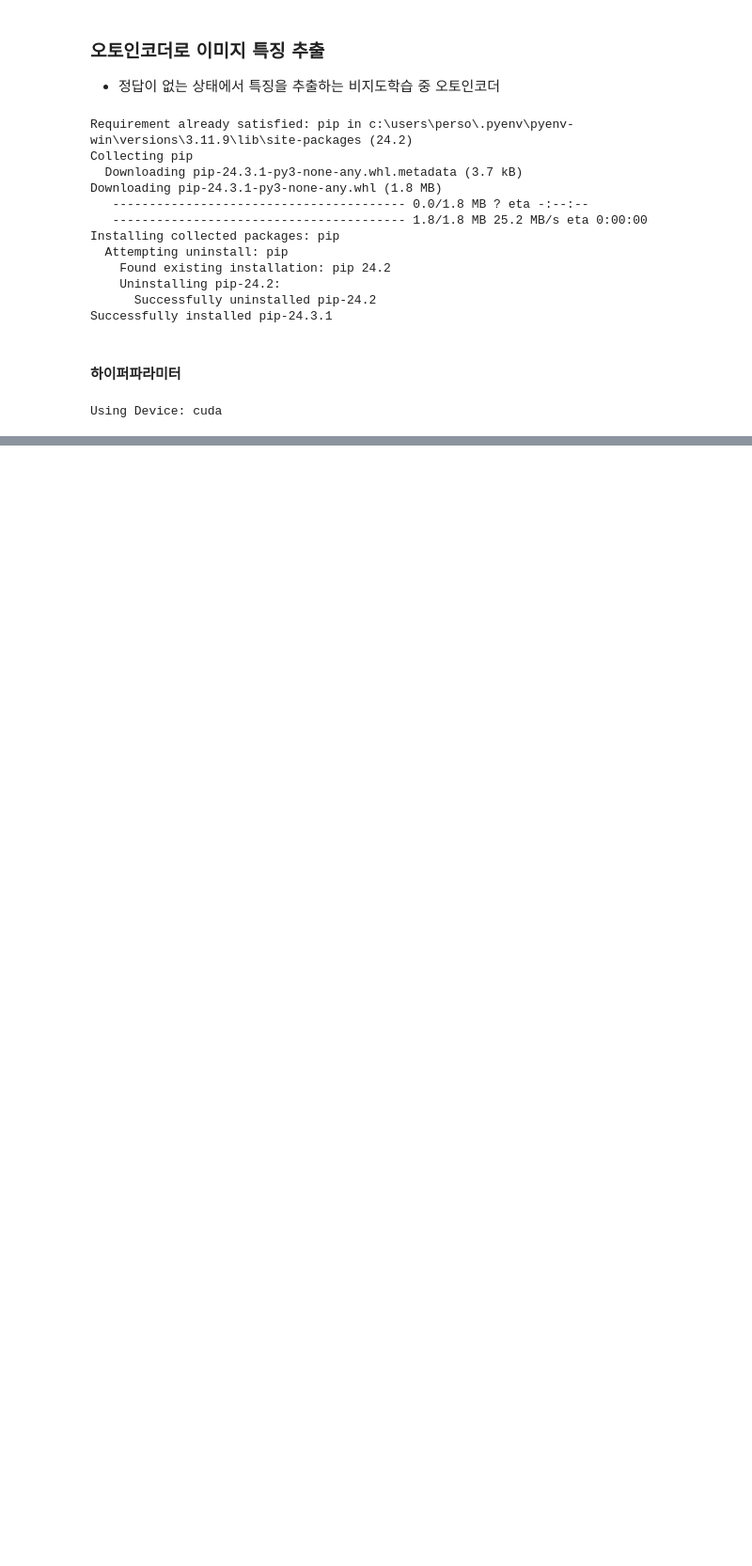
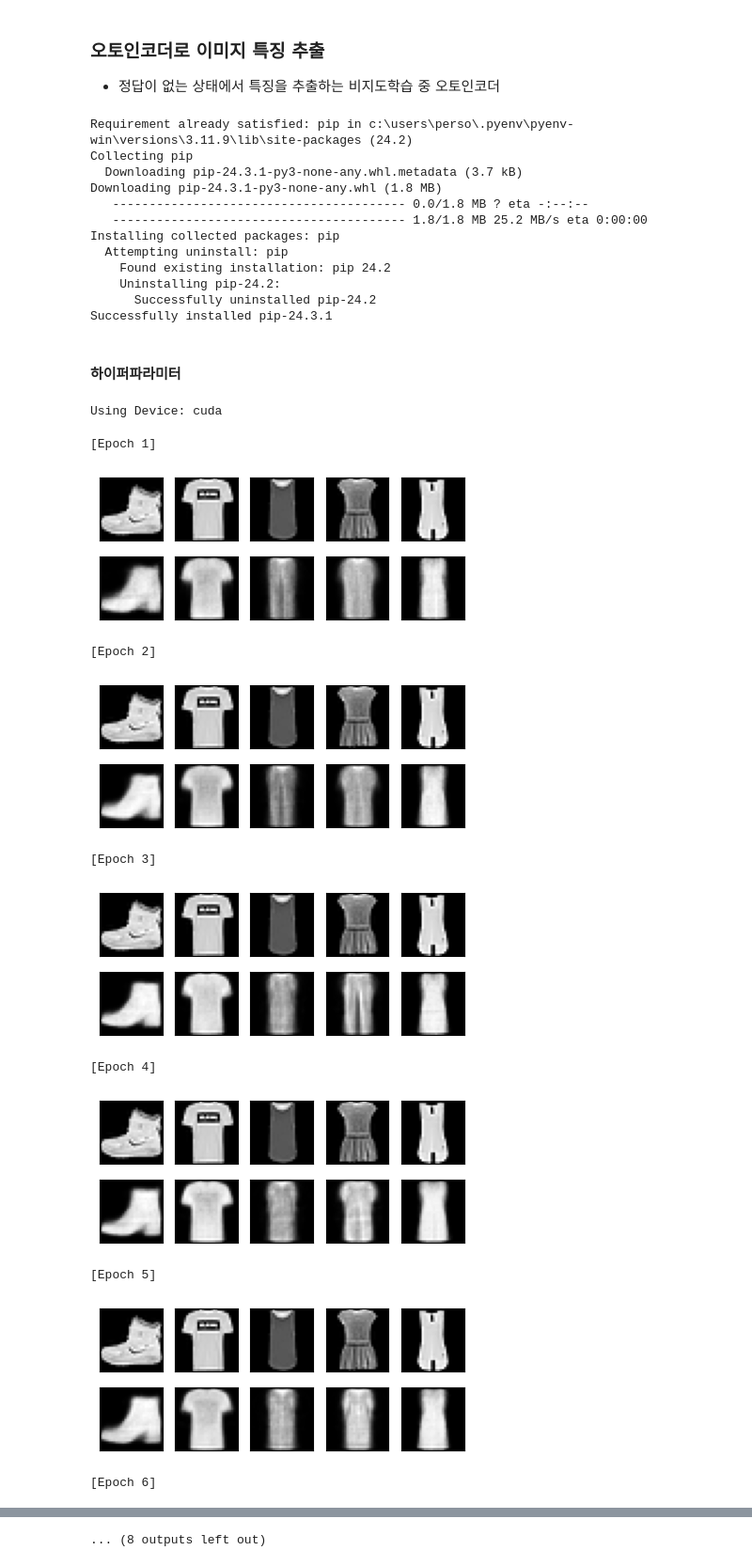
Before and after one commit to hugoMGSung/study-pytorch, a Jupyter notebook: 3min_pytorch/m3p005_AutoEncoder.ipynb, the cells around one changed output, grey strips where cells are left out. Shown at 94% size. Saved outputs shown, nothing was run; the diff lists cells and outputs as text; code cells hidden in the pictures; blank space fills up the shorter version.

```diff
--- a/3min_pytorch/m3p005_AutoEncoder.ipynb
+++ b/3min_pytorch/m3p005_AutoEncoder.ipynb
@@ -58,0 +88,55 @@ train_loader = torch.utils.data.DataLoader(
+# %%
+autoencoder = Autoencoder().to(DEVICE)
+optimizer = torch.optim.Adam(autoencoder.parameters(), lr=LEARNING_RATE)
+criterion = nn.MSELoss()
+# %%
+# 원본 이미지를 시각화 하기 (첫번째 열)
+view_data = trainset.data[:5].view(-1, 28*28)
+view_data = view_data.type(torch.FloatTensor)/255.
+# %%
+def train(autoencoder, train_loader):
+    autoencoder.train()
+    for step, (x, label) in enumerate(train_loader):
+        x = x.view(-1, 28*28).to(DEVICE)
+        y = x.view(-1, 28*28).to(DEVICE)
+        label = label.to(DEVICE)
+
+        encoded, decoded = autoencoder(x)
+
+        loss = criterion(decoded, y)
+        optimizer.zero_grad()
+        loss.backward()
+        optimizer.step()
+# %%
+for epoch in range(1, EPOCH+1):
+    train(autoencoder, train_loader)
+
+    # 디코더에서 나온 이미지를 시각화 하기 (두번째 열)
+    test_x = view_data.to(DEVICE)
+    _, decoded_data = autoencoder(test_x)
+
+    # 원본과 디코딩 결과 비교해보기
+    f, a = plt.subplots(2, 5, figsize=(5, 2))
+    print("[Epoch {}]".format(epoch))
+    for i in range(5):
+        img = np.reshape(view_data.data.numpy()[i],(28, 28))
+        a[0][i].imshow(img, cmap='gray')
+        a[0][i].set_xticks(()); a[0][i].set_yticks(())
+
+    for i in range(5):
+        img = np.reshape(decoded_data.to("cpu").data.numpy()[i], (28, 28))
+        a[1][i].imshow(img, cmap='gray')
+        a[1][i].set_xticks(()); a[1][i].set_yticks(())
+    plt.show()
+# %% [output]
+[Epoch 1]
+[figure, added]
+[Epoch 2]
+[figure, added]
+[Epoch 3]
+[figure, added]
+[Epoch 4]
+[figure, added]
+[Epoch 5]
+[figure, added]
+[Epoch 6]
@@ -58,0 +144 @@ train_loader = torch.utils.data.DataLoader(
+... (8 outputs left out)
```
Also changed, not shown: parts of 16 cells of this notebook, 1 other file.
